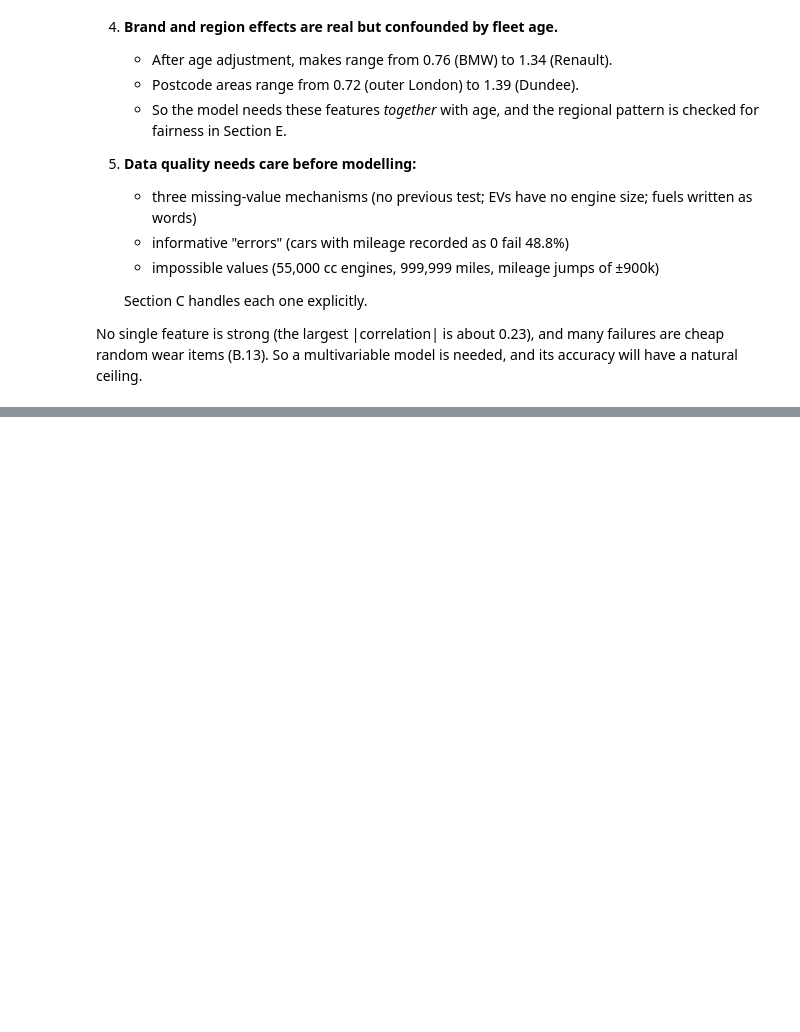
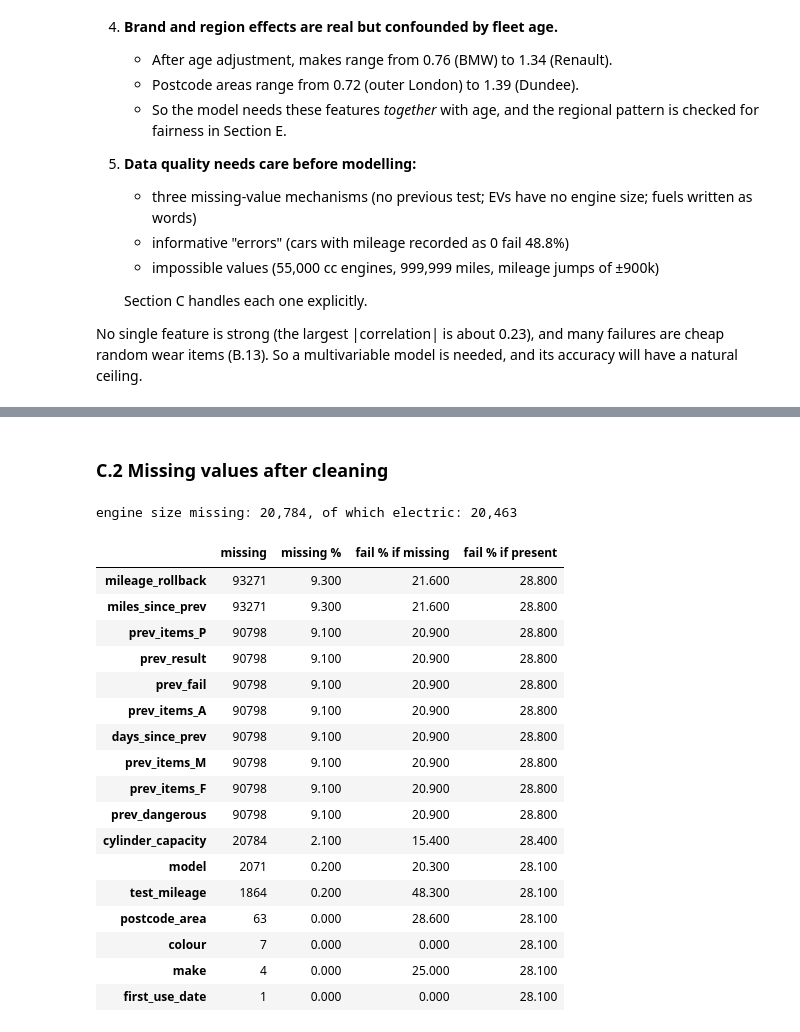
Before and after one commit to Megach-ffs/mot-failure-prediction, a Jupyter notebook: notebooks/MLDA_CW1.ipynb, the cells around one changed output, grey strips where cells are left out. Drawn from its saved outputs; the diff is of its cells as text; code cells hidden in the pictures; blank space fills up the shorter version.

```diff
--- a/notebooks/MLDA_CW1.ipynb
+++ b/notebooks/MLDA_CW1.ipynb
@@ -907,0 +1036,34 @@ No single feature is strong (the largest |correlation| is about 0.23), and many
+# %% [markdown]
+### C.2 Missing values after cleaning
+# %%
+miss = clean_df.isna()
+missing = pd.DataFrame({
+    "missing": miss.sum(),
+    "missing %": 100 * miss.mean(),
+    "fail % if missing": [100 * clean_df.loc[miss[c], "fail"].mean() if miss[c].any() else np.nan for c in miss.columns],
+    "fail % if present": [100 * clean_df.loc[~miss[c], "fail"].mean() for c in miss.columns],
+})
+missing = missing[missing["missing"] > 0].sort_values("missing", ascending=False)
+no_engine = clean_df["cylinder_capacity"].isna()
+print(f"engine size missing: {no_engine.sum():,}, of which electric: {(no_engine & clean_df['fuel_type'].eq('EL')).sum():,}")
+missing.round(1)
+# %% [output]
+engine size missing: 20,784, of which electric: 20,463
+|  | missing | missing % | fail % if missing | fail % if present |
+| mileage_rollback | 93271 | 9.300 | 21.600 | 28.800 |
+| miles_since_prev | 93271 | 9.300 | 21.600 | 28.800 |
+| prev_items_P | 90798 | 9.100 | 20.900 | 28.800 |
+| prev_result | 90798 | 9.100 | 20.900 | 28.800 |
+| prev_fail | 90798 | 9.100 | 20.900 | 28.800 |
+| prev_items_A | 90798 | 9.100 | 20.900 | 28.800 |
+| days_since_prev | 90798 | 9.100 | 20.900 | 28.800 |
+| prev_items_M | 90798 | 9.100 | 20.900 | 28.800 |
+| prev_items_F | 90798 | 9.100 | 20.900 | 28.800 |
+| prev_dangerous | 90798 | 9.100 | 20.900 | 28.800 |
+| cylinder_capacity | 20784 | 2.100 | 15.400 | 28.400 |
+| model | 2071 | 0.200 | 20.300 | 28.100 |
+| test_mileage | 1864 | 0.200 | 48.300 | 28.100 |
+| postcode_area | 63 | 0.000 | 28.600 | 28.100 |
+| colour | 7 | 0.000 | 0.000 | 28.100 |
+| make | 4 | 0.000 | 25.000 | 28.100 |
+| first_use_date | 1 | 0.000 | 0.000 | 28.100 |
```
Also changed, not shown: parts of 11 cells of this notebook, 4 other files.
